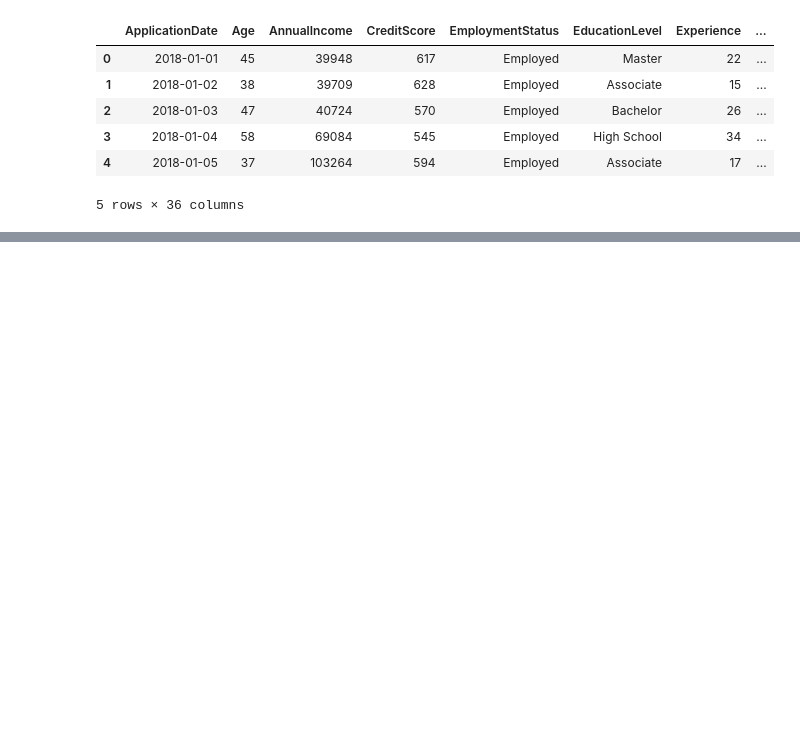
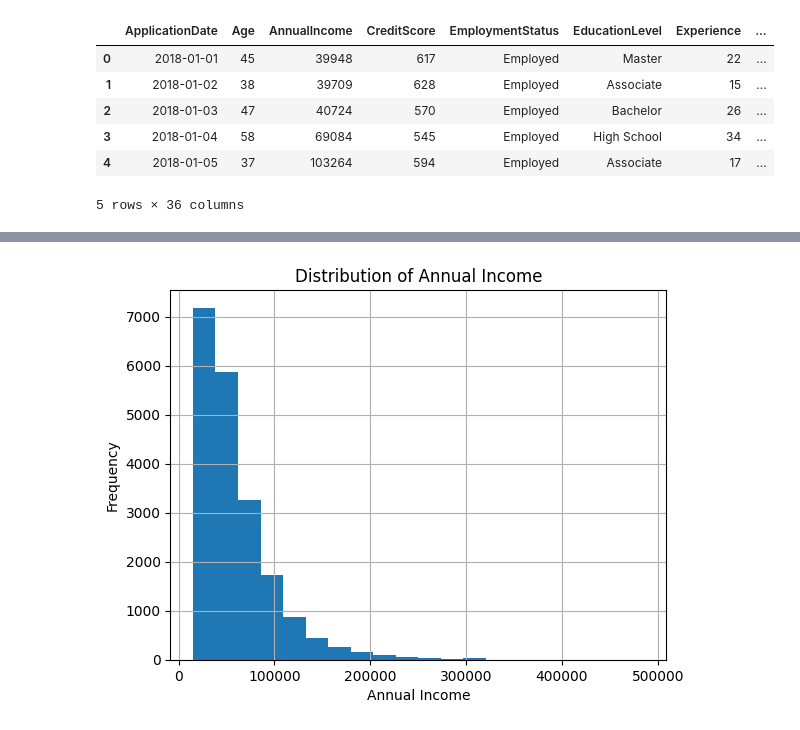
Before and after one commit to Viet2707/loan-risk-analysis-project, a Jupyter notebook: notebooks/loan_risk_analysis.ipynb, the cells around one changed output, grey strips where cells are left out. Cells and saved outputs as stored; diff of their text form; code cells hidden in the pictures; blank space fills up the shorter version.

```diff
--- a/notebooks/loan_risk_analysis.ipynb
+++ b/notebooks/loan_risk_analysis.ipynb
@@ -13,0 +130,8 @@ df.head()
+# %%
+df["AnnualIncome"].hist(bins=20)
+plt.title("Distribution of Annual Income")
+plt.xlabel("Annual Income")
+plt.ylabel("Frequency")
+plt.show()
+# %% [output]
+[figure, added]
```
Also changed, not shown: parts of 13 cells of this notebook.
